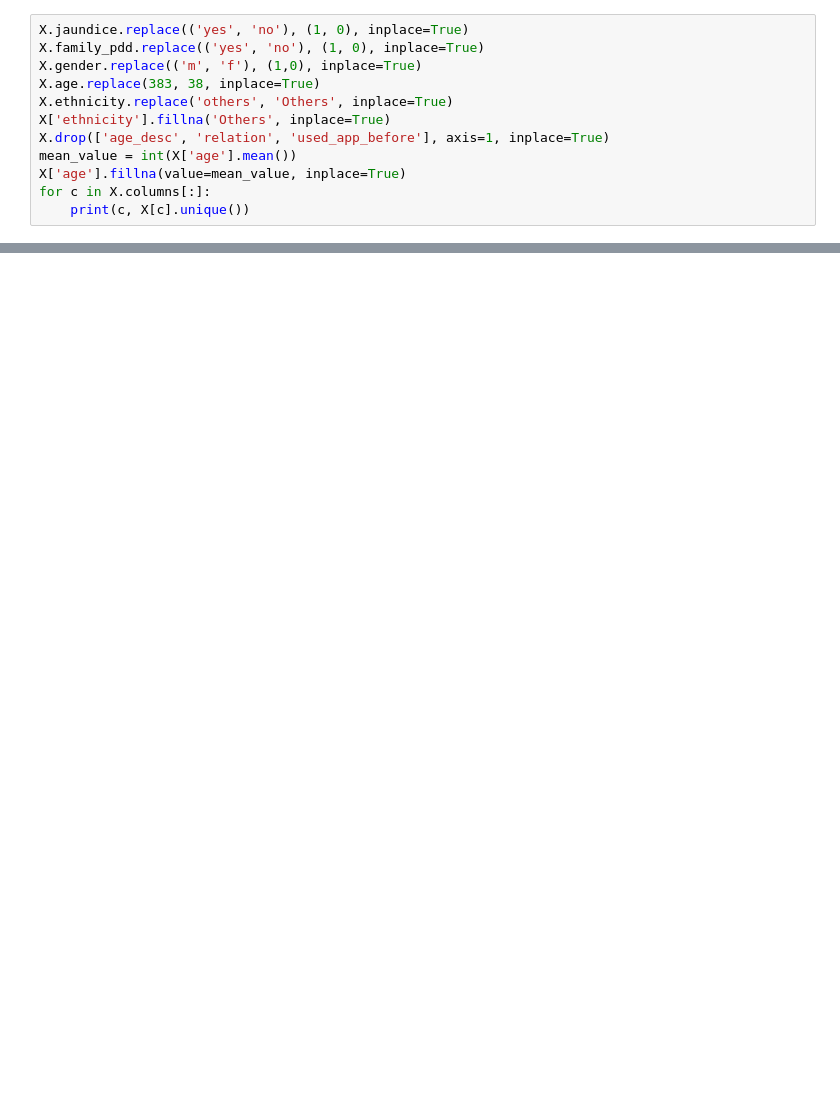
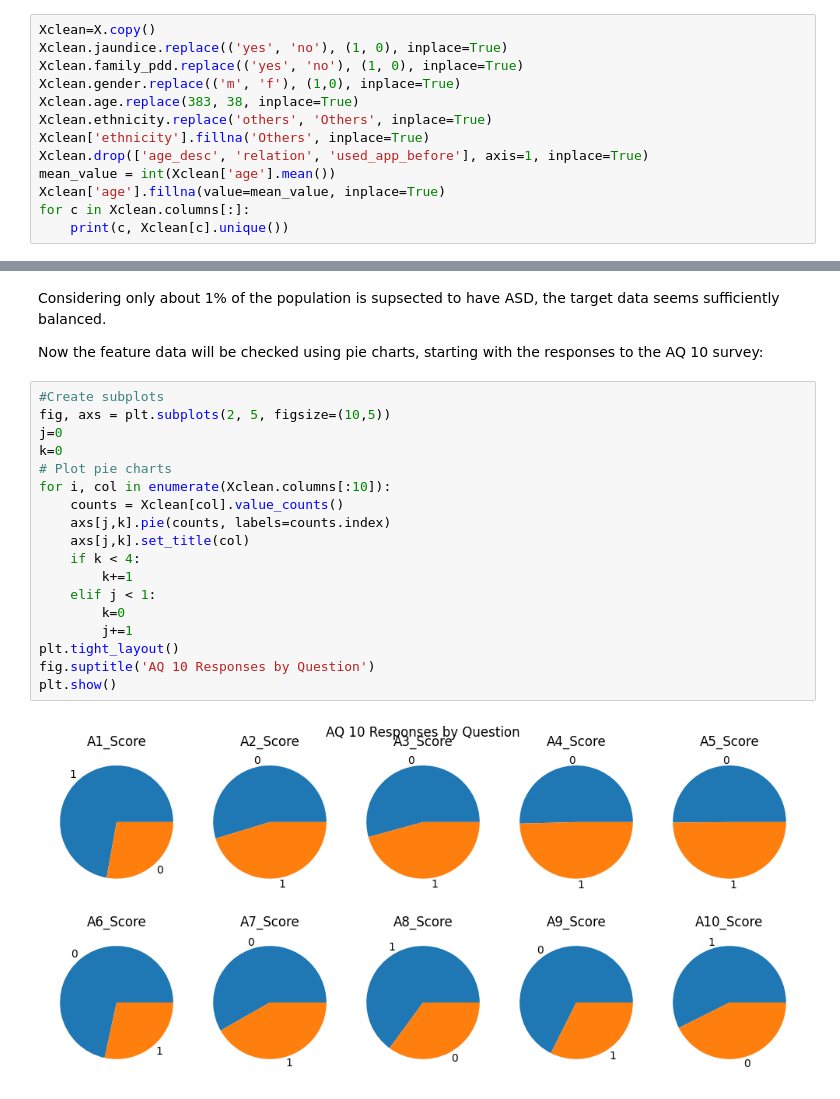
Before and after one commit to SarahPfeifer/MLFinal1, a Jupyter notebook: SPFinal.ipynb, the cells around one changed output, grey strips where cells are left out. Cells and saved outputs as stored; diff of their text form; blank space fills up the shorter version.

```diff
--- a/SPFinal.ipynb
+++ b/SPFinal.ipynb
@@ -47,14 +120,15 @@ As seen above:
 
 To resolve the issues stated above, I ran the following the code.  A print out to see the changes is included.
 # %%
-X.jaundice.replace(('yes', 'no'), (1, 0), inplace=True)
-X.family_pdd.replace(('yes', 'no'), (1, 0), inplace=True)
-X.gender.replace(('m', 'f'), (1,0), inplace=True)
-X.age.replace(383, 38, inplace=True)
-X.ethnicity.replace('others', 'Others', inplace=True)
-X['ethnicity'].fillna('Others', inplace=True)
-X.drop(['age_desc', 'relation', 'used_app_before'], axis=1, inplace=True)
-mean_value = int(X['age'].mean())
-X['age'].fillna(value=mean_value, inplace=True)
-for c in X.columns[:]:
-    print(c, X[c].unique())
+Xclean=X.copy()
+Xclean.jaundice.replace(('yes', 'no'), (1, 0), inplace=True)
+Xclean.family_pdd.replace(('yes', 'no'), (1, 0), inplace=True)
+Xclean.gender.replace(('m', 'f'), (1,0), inplace=True)
+Xclean.age.replace(383, 38, inplace=True)
+Xclean.ethnicity.replace('others', 'Others', inplace=True)
+Xclean['ethnicity'].fillna('Others', inplace=True)
+Xclean.drop(['age_desc', 'relation', 'used_app_before'], axis=1, inplace=True)
+mean_value = int(Xclean['age'].mean())
+Xclean['age'].fillna(value=mean_value, inplace=True)
+for c in Xclean.columns[:]:
+    print(c, Xclean[c].unique())
@@ -85,0 +173,24 @@ print('Accuracy:', accuracy)
+# %% [markdown]
+Considering only about 1% of the population is supsected to have ASD, the target data seems sufficiently balanced.
+
+Now the feature data will be checked using pie charts, starting with the responses to the AQ 10 survey:
+# %%
+#Create subplots
+fig, axs = plt.subplots(2, 5, figsize=(10,5))
+j=0
+k=0
+# Plot pie charts
+for i, col in enumerate(Xclean.columns[:10]):
+    counts = Xclean[col].value_counts()
+    axs[j,k].pie(counts, labels=counts.index)
+    axs[j,k].set_title(col)
+    if k < 4:
+        k+=1
+    elif j < 1:
+        k=0
+        j+=1
+plt.tight_layout()
+fig.suptitle('AQ 10 Responses by Question')
+plt.show()
+# %% [output]
+[figure, added]
```
Also changed, not shown: parts of 55 cells of this notebook, 1 other file.
